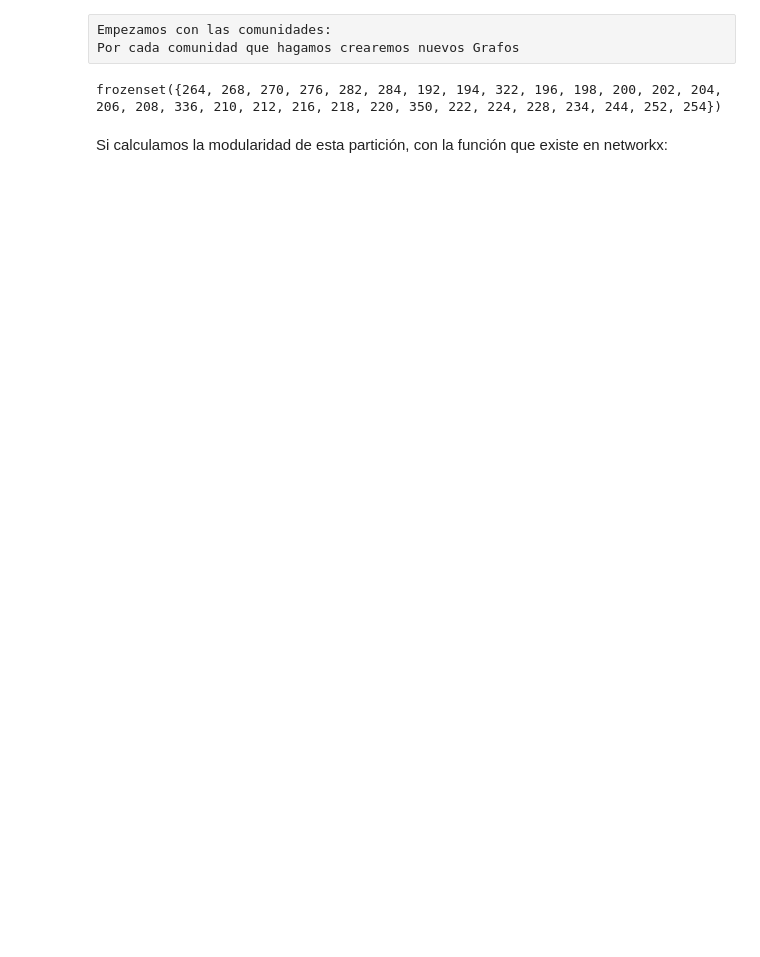
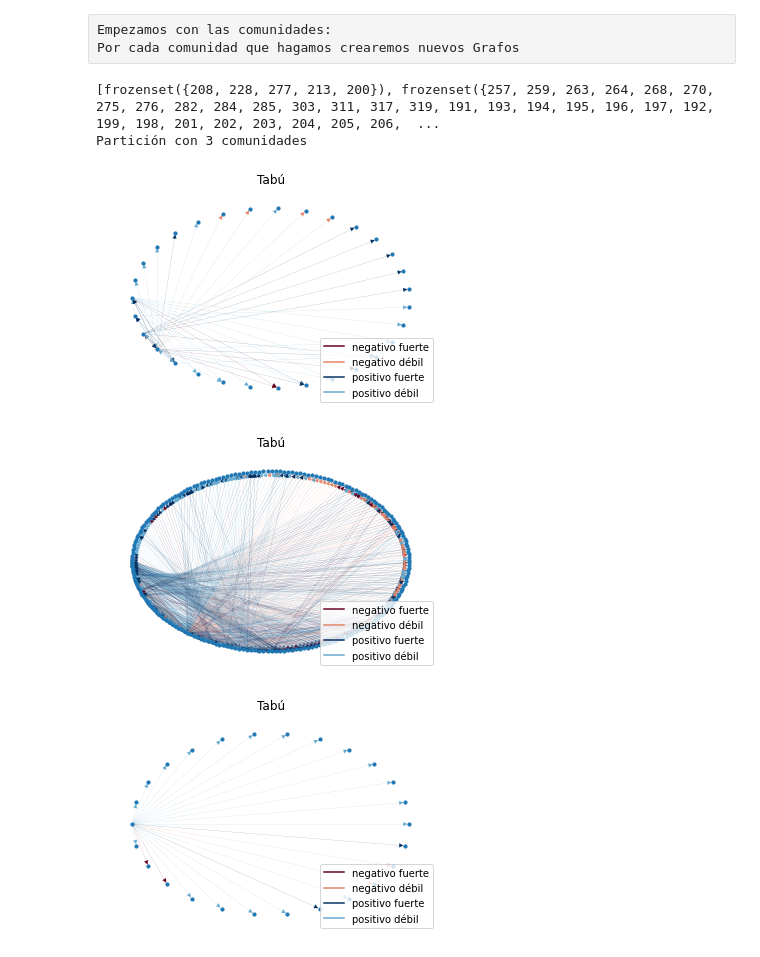
Before and after one commit to alejandro-gitt/clustpy, a Jupyter notebook: test_notebook.ipynb, the cells around one changed output. Drawn from its saved outputs; the diff is of its cells as text; code cells hidden in the pictures; blank space fills up the shorter version.

Commit message:
logrado pintar por comunidades

```diff
--- a/test_notebook.ipynb
+++ b/test_notebook.ipynb
@@ -128,46 +169,47 @@ Empezamos con las comunidades:
 Por cada comunidad que hagamos crearemos nuevos Grafos
 # %%
 # c = list(community.modularity_max.greedy_modularity_communities(MDG1A))
+for clase in list(results_dict.keys())[0:1]:
+    c = results_dict[clase]['partition']
+    print(c)
+    print('Partición con',len(c),'comunidades')
+    for k in c:
+        mdg_iter = nx.MultiDiGraph()
+        mdg_iter.add_nodes_from(k)
+        tuples_from_to = []
+        for i in k:
+            # Encontramos filas de la lista de pesos que tenga de 'from' el nodo 'i' de esta comunidad
+            rows_found = df_edges.loc[df_edges['from'] == i]
+            list_from = rows_found['from'].tolist()
+            list_to = rows_found['to'].tolist()
+            list_weight = rows_found['weight'].tolist()
 
-pares = frozenset([alumnospares for alumnospares in MDG1A.nodes if alumnospares%2 == 0])
-impares = frozenset([alumnosimpares for alumnosimpares in MDG1A.nodes if alumnosimpares%2 != 0])
-print(pares)
-c = [pares,impares]
-# for k in c:
-#     mdg_iter = nx.MultiDiGraph()
-#     mdg_iter.add_nodes_from(k)
-#     tuples_from_to = []
-#     for i in k:
-#         # Encontramos filas de la lista de pesos que tenga de 'from' el nodo 'i' de esta comunidad
-#         rows_found = df_edges.loc[df_edges['from'] == i]
-#         list_from = rows_found['from'].tolist()
-#         list_to = rows_found['to'].tolist()
-#         list_weight = rows_found['weight'].tolist()
+            for j in range(len(rows_found)):
+                tuples_from_to.append((list_from[j], list_to[j], list_weight[j]))
 
-#         for j in range(len(rows_found)):
-#             tuples_from_to.append((list_from[j], list_to[j], list_weight[j]))
+        mdg_iter.add_weighted_edges_from(tuples_from_to)
 
-#     mdg_iter.add_weighted_edges_from(tuples_from_to)
+        resulting_weights = list(map(lambda x: x[2], tuples_from_to))
 
-#     resulting_weights = list(map(lambda x: x[2], tuples_from_to))
+        #Creamos leyenda en función de las relaciones
+        cNorm = colors.Normalize(vmin = min(resulting_weights), vmax = max(resulting_weights))
+        scalarMap = cmx.ScalarMappable(norm = cNorm, cmap = plt.cm.RdBu)
+        ColorLegend = {'negativo fuerte': -2,
+                'negativo débil': -1,
+                'positivo fuerte': 2,
+                'positivo débil': 1}
 
-#     #Creamos leyenda en función de las relaciones en
-#     cNorm = colors.Normalize(vmin = min(resulting_weights), vmax = max(resulting_weights))
-#     scalarMap = cmx.ScalarMappable(norm = cNorm, cmap = plt.cm.RdBu)
-#     ColorLegend = {'negativo fuerte': -2,
-#                'negativo débil': -1,
-#                'positivo fuerte': 2,
-#                'positivo débil': 1}
-
-#     f = plt.figure(1)
-#     ax = f.add_subplot(1,1,1)
-#     for label in ColorLegend:
-#         ax.plot([0],[0],color=scalarMap.to_rgba(ColorLegend[label]),label=label)
-
-#     plt.legend(loc = 'lower right')
-#     nx.draw_shell(mdg_iter,node_size=10,width = 0.1,vmin = min(resulting_weights), vmax = max(resulting_weights), edge_color = resulting_weights ,edge_cmap=plt.cm.RdBu,ax=ax)
-#     plt.show()
+        f = plt.figure(1)
+        ax = f.add_subplot(1,1,1)
+        for label in ColorLegend:
+            ax.plot([0],[0],color=scalarMap.to_rgba(ColorLegend[label]),label=label)
+        plt.title('Tabú')
+        plt.legend(loc = 'lower right')
+        nx.draw_shell(mdg_iter,node_size=10,width = 0.1,vmin = min(resulting_weights), vmax = max(resulting_weights), edge_color = resulting_weights ,edge_cmap=plt.cm.RdBu,ax=ax)
+        plt.show()
 # %% [output]
-frozenset({264, 268, 270, 276, 282, 284, 192, 194, 322, 196, 198, 200, 202, 204, 206, 208, 336, 210, 212, 216, 218, 220, 350, 222, 224, 228, 234, 244, 252, 254})
+[frozenset({208, 228, 277, 213, 200}), frozenset({257, 259, 263, 264, 268, 270, 275, 276, 282, 284, 285, 303, 311, 317, 319, 191, 193, 194, 195, 196, 197, 192, 199, 198, 201, 202, 203, 204, 205, 206,  ...
+Partición con 3 comunidades
+[figure, added]
+[figure, added]
+[figure, added]
-# %% [markdown]
-Si calculamos la modularidad de esta partición, con la función que existe en networkx:
```
Also changed, not shown: parts of 8 cells of this notebook, 2 other files.
